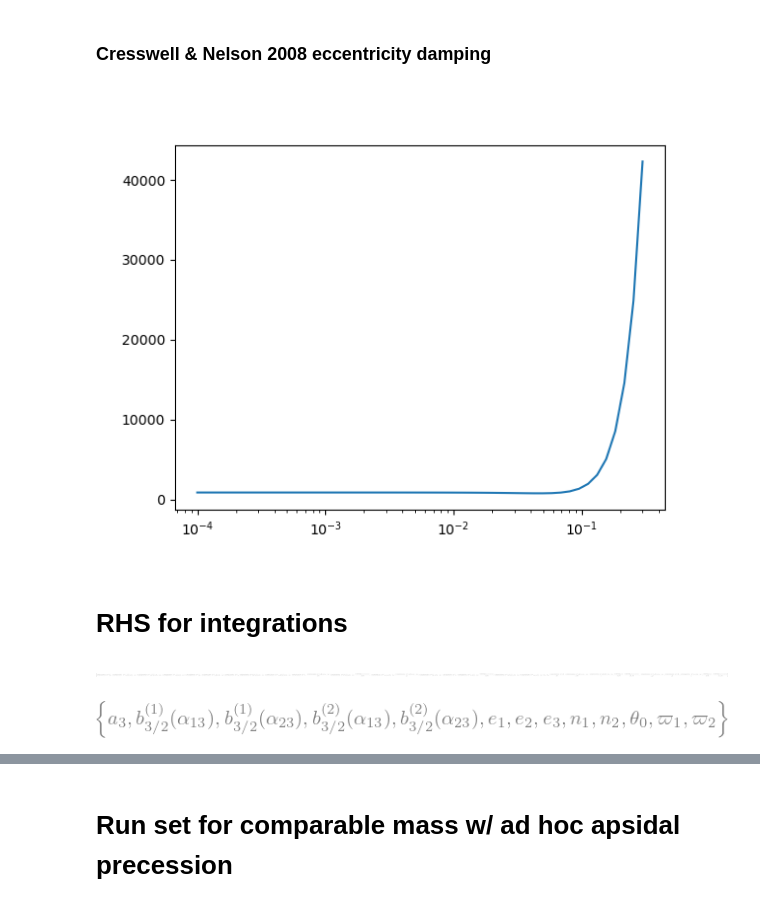
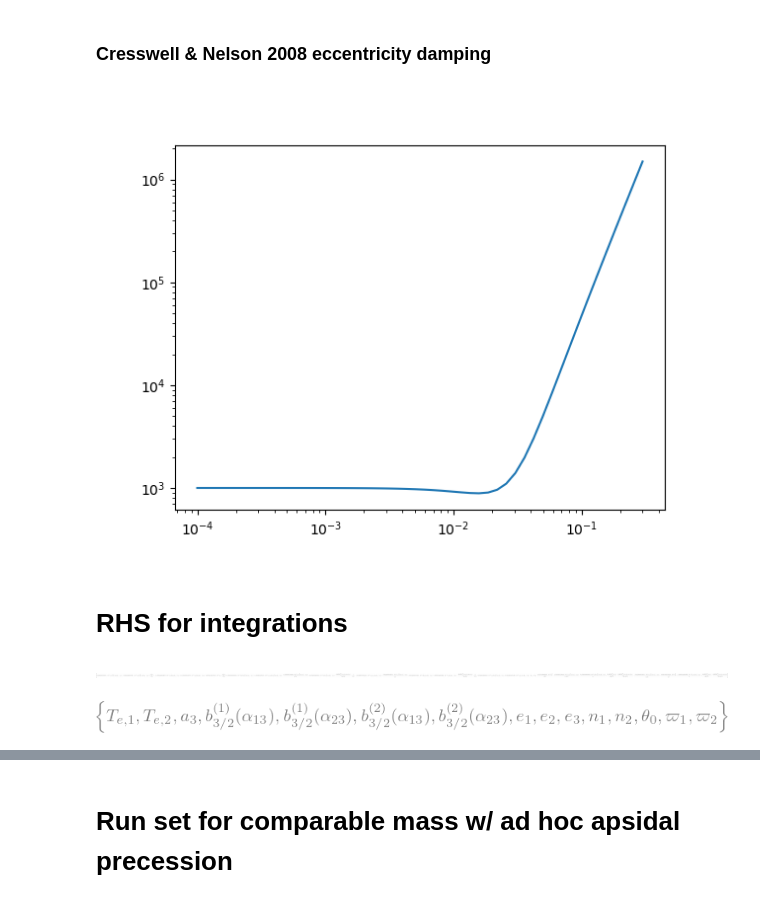
Before and after one commit to jtlaune/wc-apsidal-precession, a Jupyter notebook: paper-3.ipynb, the cells around one changed output, grey strips where cells are left out. Cells and saved outputs as stored; diff of their text form; code cells hidden in the pictures.

```diff
--- a/paper-3.ipynb
+++ b/paper-3.ipynb
@@ -382,15 +382,16 @@ e2_dot_dis
 ### Cresswell & Nelson 2008 eccentricity damping
 # %%
 ecc = npy.logspace(-4,np.log10(0.3))
-h = 0.03
-twave = 1e6*h**2
+h = 0.01
+twave = 1e7*h**2
 te = twave*(1-0.14*(ecc/h)**2 + 0.06*(ecc/h)**3)
 plt.clf()
 plt.plot(ecc,te)
 plt.xscale("log")
+plt.yscale("log")
 plt.show()
 # %% [output]
-[figure, old version]
+[figure, new version]
 # %% [markdown]
 # RHS for integrations
 # %%
@@ -402,48 +403,49 @@ convs = {
     alpha: a1 / a2,
 }
 params = {
+    "h": 0.01,
     j: 2,
     mu1: 3e-6,
     mu2: 6e-6,
-    mu3: 1e-3,
+    mu3: 1e-2,#1e-3,#0,
     pom3: 0,
     b1: 1.5455341716765871,
     b2: 1.8956507412695471,
-    b1_3_2: 12.08476062046314,
-    b2_3_2: 10.485706741948807,
+    b1_3_2: 12.08476062046314, # at alpha0
+    b2_3_2: 10.485706741948807, # at alpha0
     Tm1: np.inf,  # n_{2,0}^{-1}
-    Tm2: 1e6 * 2 * np.pi,
+    Tm2: 1e7 * 2 * np.pi,
     om1: 0,
     om2: 0,
 }
 params[q] = params[mu1] / params[mu2]
-params[Te2] = params[Tm2] * 0.01
-params[Te1] = params[Te2] / q
+#params[Te2] = params[Tm2] * params["h"]**2
+#params[Te1] = params[Te2] / q
 
 alpha0val = (params[j] / (params[j] + 1)) ** (2.0 / 3)
 
 
 _ = [
     n1_dot_res + n1_dot_dis,
     n2_dot_res + n2_dot_dis,
     e1_dot_res + e1_dot_sec + e1_dot_sec13 + e1_dot_dis,
     e2_dot_res + e2_dot_sec + e2_dot_sec23 + e2_dot_dis,
     th0_dot_res,
     pom1_dot_res + pom1_dot_sec + pom1_dot_sec13,
     pom2_dot_res + pom2_dot_sec + pom2_dot_sec23,
 ]
 funs = [iterfun.subs(convs).subs(params).subs(convs) for iterfun in _]
 
-xp = [n1, n2, e1, e2, th0, pom1, pom2, a3, e3, b1_3_2_13, b2_3_2_13, b1_3_2_23, b2_3_2_23]
+xp = [n1, n2, e1, e2, th0, pom1, pom2, a3, e3, b1_3_2_13, b2_3_2_13, b1_3_2_23, b2_3_2_23, Te1, Te2]
 funs
 # %% [output]
-[figure, old version]
+[figure, new version]
 # %%
 args = []
 for fun in funs: args += fun.free_symbols
 set(args)
 # %% [output]
-[figure, old version]
+[figure, new version]
 # %%
 def solve_ivp(job):
     ind, GPa3, GPe3, theta0, varpi10, varpi20 = (
```
Also changed, not shown: parts of 4 cells of this notebook.
